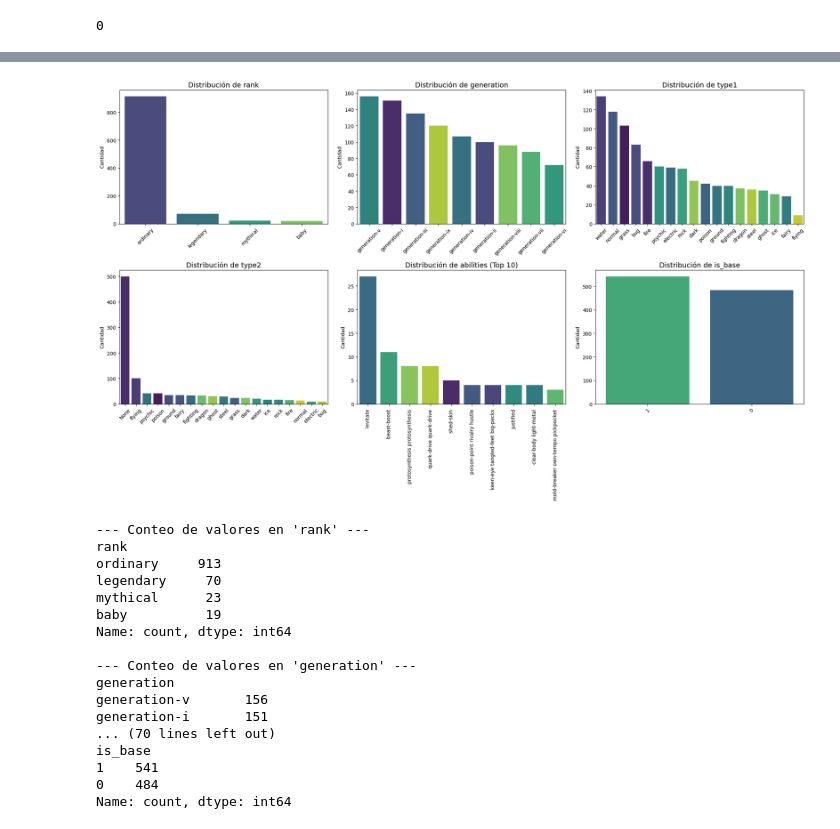
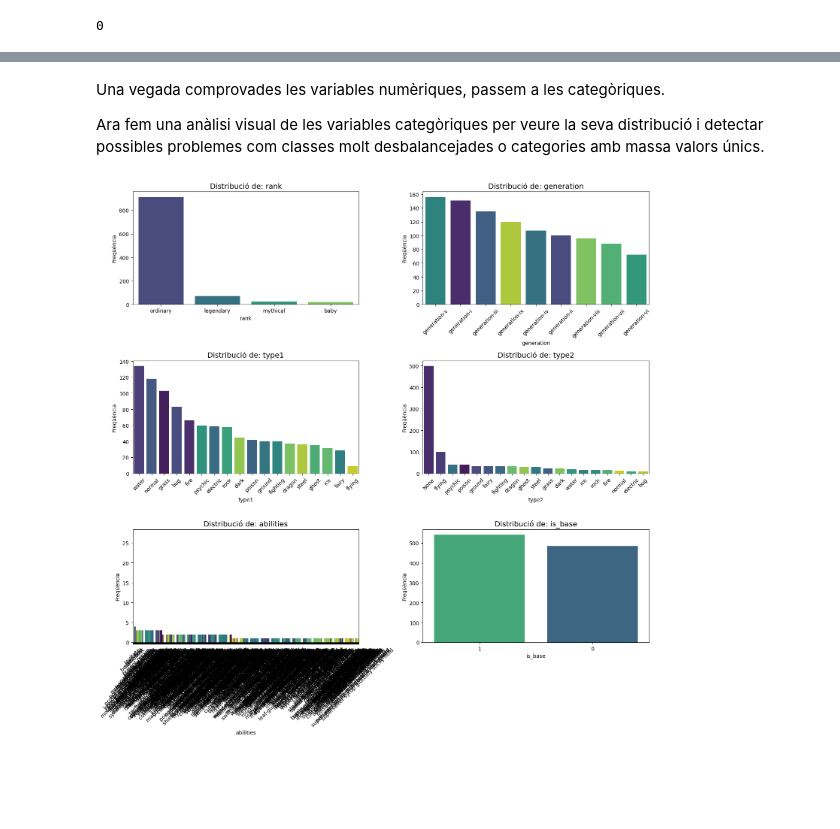
Before and after one commit to Gpascual11/MD005_SBC, a Jupyter notebook: 2. Clasificacion/MD005_S2_GerardPascual.ipynb, the cells around one changed output, grey strips where cells are left out. Drawn from its saved outputs; the diff is of its cells as text; code cells hidden in the pictures; blank space fills up the shorter version.

```diff
--- a/2. Clasificacion/MD005_S2_GerardPascual.ipynb
+++ b/2. Clasificacion/MD005_S2_GerardPascual.ipynb
@@ -73,0 +73,2 @@ memory usage: 144.3+ KB
+# %%
+df.drop(columns=['desc', 'id', 'name', 'total'], inplace=True)
@@ -126,5 +150,5 @@ Igual que description y ID, que no aportan nada al modelo.
 # %%
-df.drop(columns=['evolves_from', 'desc', 'id'], inplace=True)
+df.drop(columns=['evolves_from'], inplace=True)
 # %%
 df.head()
 # %% [output]
@@ -152,61 +284,42 @@ De las categorias sacamos cuantos valores únicos hay en cada una y el total de
+# %% [markdown]
+Una vegada comprovades les variables numèriques, passem a les categòriques.
+
+Ara fem una anàlisi visual de les variables categòriques per veure la seva distribució i detectar possibles problemes com classes molt desbalancejades o categories amb massa valors únics.
 # %%
-cols_to_check = ['rank', 'generation', 'type1', 'type2', 'abilities', 'is_base']
+cat_cols = df.select_dtypes(include=['object']).columns.tolist()
+if 'is_base' in df.columns:
+    cat_cols.append('is_base')
 
-fig, axes = plt.subplots(2, 3, figsize=(20, 12))
+num_plots = len(cat_cols)
+cols = 2
+rows = math.ceil(num_plots / cols)
 
+fig, axes = plt.subplots(rows, cols, figsize=(15, 5 * rows))
 axes = axes.flatten()
 
-for i, col in enumerate(cols_to_check):
-
-    if col == 'abilities':
-        top_n = 10
-        order_values = df[col].value_counts().iloc[:top_n].index
-        titulo = f'Distribución de {col} (Top {top_n})'
-        data_to_plot = df[df[col].isin(order_values)]
-    else:
-        order_values = df[col].value_counts().index
-        titulo = f'Distribución de {col}'
-        data_to_plot = df
+for i, col in enumerate(cat_cols):
+    order_values = df[col].value_counts().index
 
     sns.countplot(
-        data=data_to_plot,
+        data=df,
         x=col,
         hue=col,
         legend=False,
+        order=order_values,
         ax=axes[i],
-        palette='viridis',
-        order=order_values
+        palette='viridis'
     )
 
-    axes[i].set_title(titulo, fontsize=14)
-    axes[i].set_xlabel('')
-    axes[i].set_ylabel('Cantidad')
+    axes[i].set_title(f'Distribució de: {col}', fontsize=14)
+    axes[i].set_ylabel('Freqüència')
 
-    rot = 90 if col == 'abilities' else 45
-    axes[i].tick_params(axis='x', rotation=rot)
+    if len(order_values) > 5:
+        axes[i].tick_params(axis='x', rotation=45)
+
+for j in range(i + 1, len(axes)):
+    axes[j].axis('off')
 
 plt.tight_layout()
 plt.show()
-
-for col in cols_to_check:
-    print(f"\n--- Conteo de valores en '{col}' ---")
-    print(df[col].value_counts())
 # %% [output]
-[figure, old version]
+[figure, new version]
---- Conteo de valores en 'rank' ---
-rank
-ordinary     913
-legendary     70
-mythical      23
-baby          19
-Name: count, dtype: int64
-
---- Conteo de valores en 'generation' ---
-generation
-generation-v       156
-generation-i       151
-... (70 lines left out)
-is_base
-1    541
-0    484
-Name: count, dtype: int64
```
Also changed, not shown: parts of 77 cells of this notebook.
